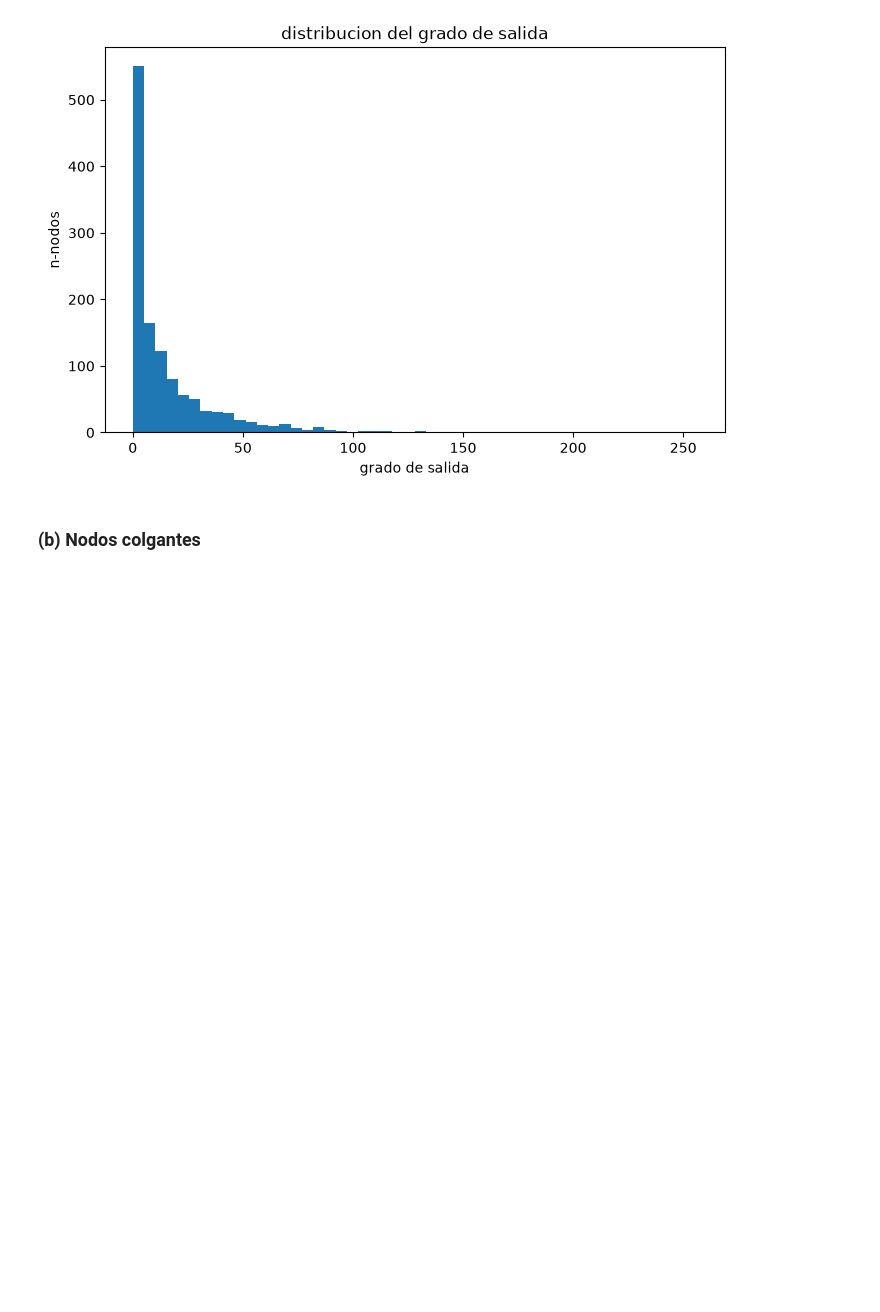
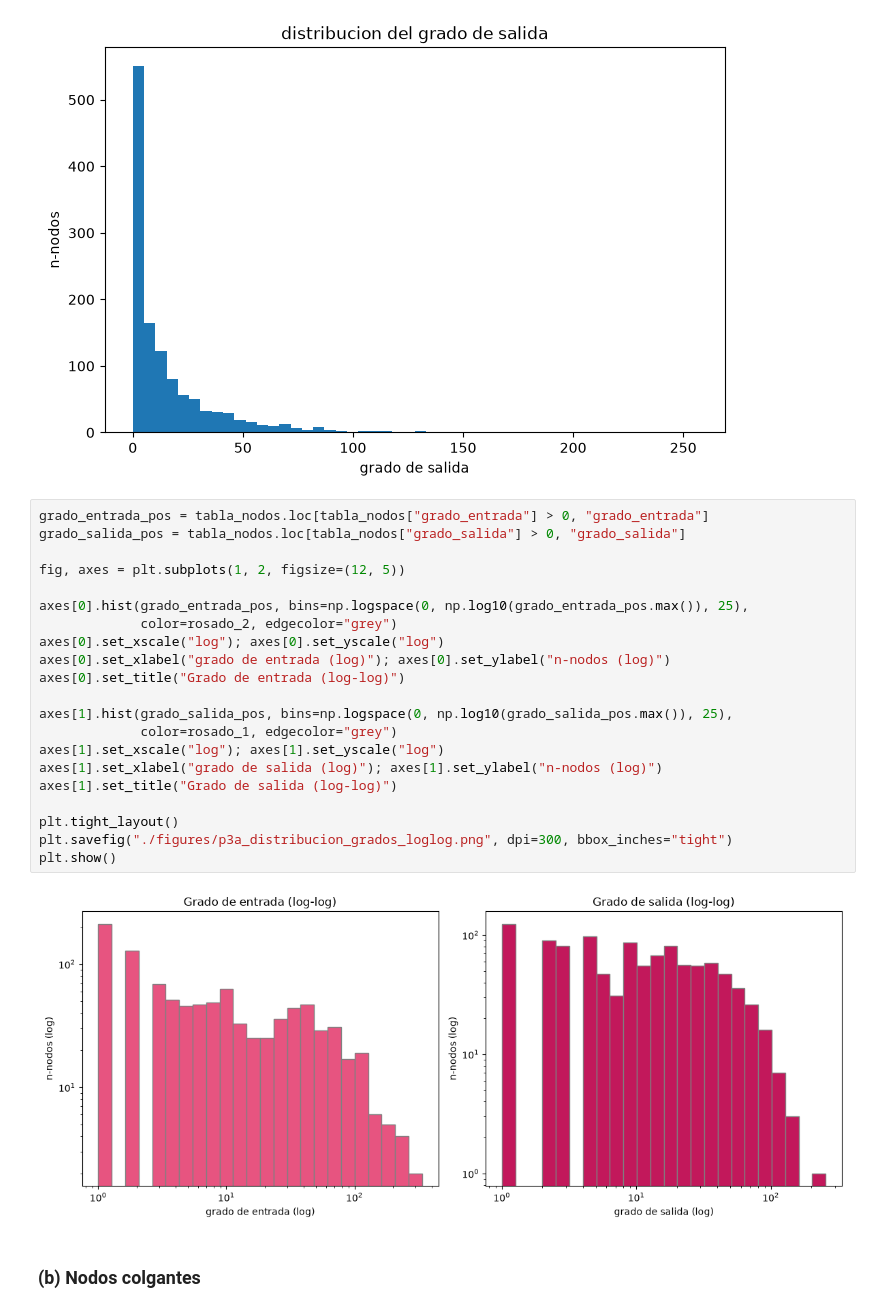
Before and after one commit to vickyotarola/Proyecto_2, a Jupyter notebook: proyecto_2.ipynb, the cells around one changed output. Saved outputs shown, nothing was run; the diff lists cells and outputs as text; blank space fills up the shorter version.

```diff
--- a/proyecto_2.ipynb
+++ b/proyecto_2.ipynb
@@ -175,6 +175,29 @@ plt.savefig(f"./figures/p3a_distribucion_grado_salida.png", dpi=300, bbox_inches
 plt.show()
 # %% [output]
 [figure]
+# %%
+grado_entrada_pos = tabla_nodos.loc[tabla_nodos["grado_entrada"] > 0, "grado_entrada"]
+grado_salida_pos = tabla_nodos.loc[tabla_nodos["grado_salida"] > 0, "grado_salida"]
+
+fig, axes = plt.subplots(1, 2, figsize=(12, 5))
+
+axes[0].hist(grado_entrada_pos, bins=np.logspace(0, np.log10(grado_entrada_pos.max()), 25),
+             color=rosado_2, edgecolor="grey")
+axes[0].set_xscale("log"); axes[0].set_yscale("log")
+axes[0].set_xlabel("grado de entrada (log)"); axes[0].set_ylabel("n-nodos (log)")
+axes[0].set_title("Grado de entrada (log-log)")
+
+axes[1].hist(grado_salida_pos, bins=np.logspace(0, np.log10(grado_salida_pos.max()), 25),
+             color=rosado_1, edgecolor="grey")
+axes[1].set_xscale("log"); axes[1].set_yscale("log")
+axes[1].set_xlabel("grado de salida (log)"); axes[1].set_ylabel("n-nodos (log)")
+axes[1].set_title("Grado de salida (log-log)")
+
+plt.tight_layout()
+plt.savefig("./figures/p3a_distribucion_grados_loglog.png", dpi=300, bbox_inches="tight")
+plt.show()
+# %% [output]
+[figure, added]
 # %% [markdown]
 ### (b) Nodos colgantes
 # %%
```
Also changed, not shown: parts of 4 cells of this notebook, 4 other files.
